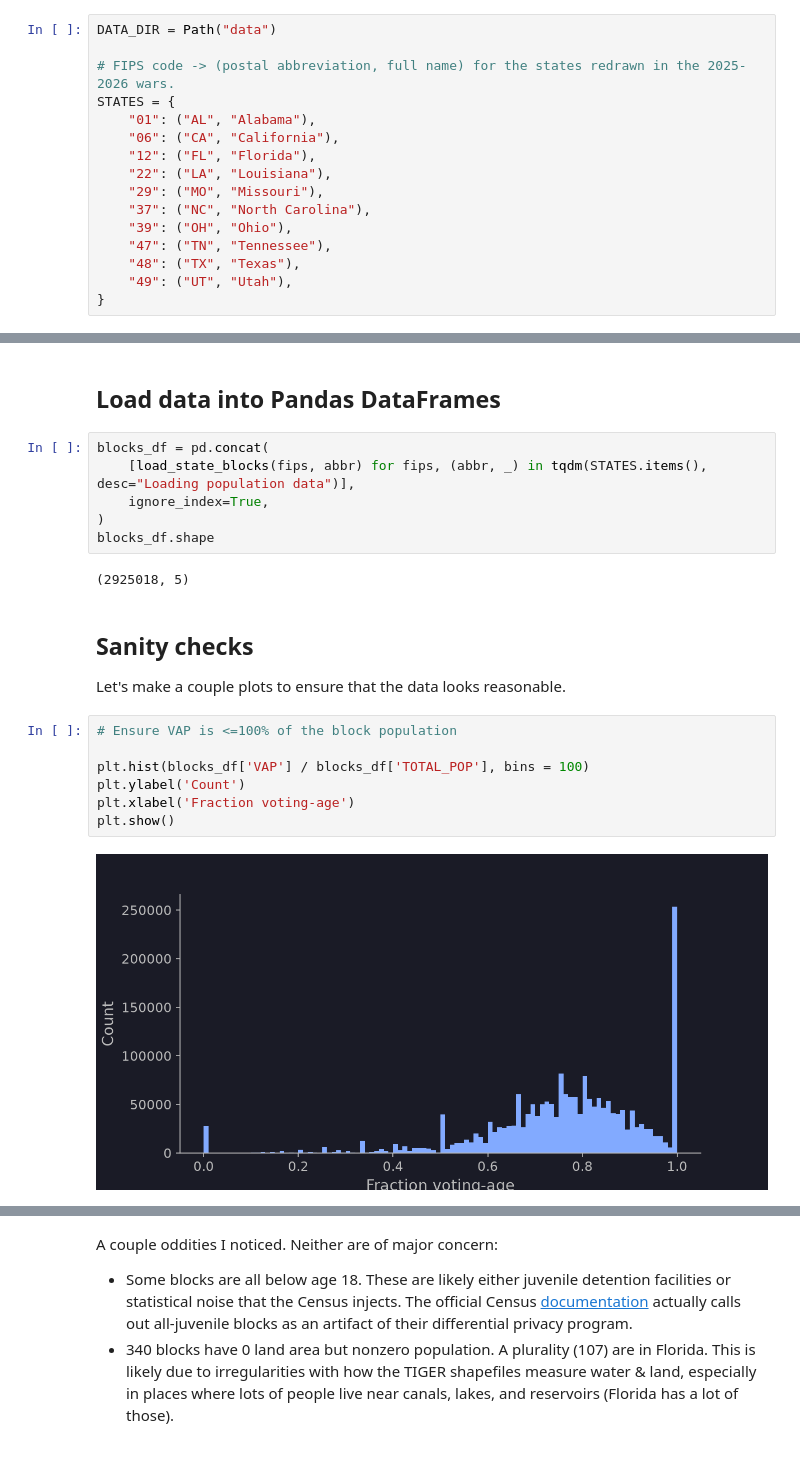
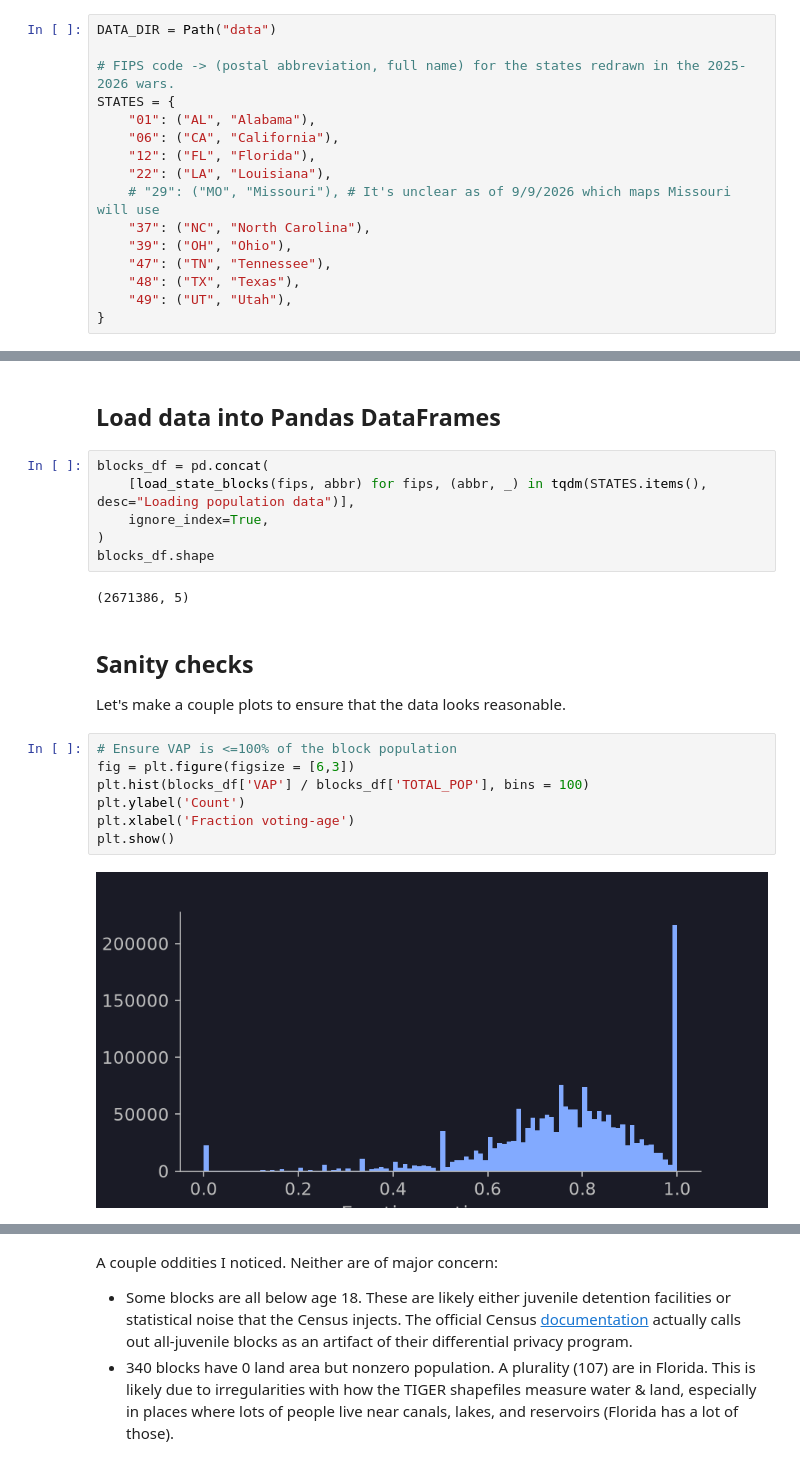
Before and after one commit to Protect-Democracy/redistricting-fraction-analysis, a Jupyter notebook: redistricting_changes.ipynb, the cells around one changed output, grey strips where cells are left out. Cells and saved outputs as stored; diff of their text form.

```diff
--- a/redistricting_changes.ipynb
+++ b/redistricting_changes.ipynb
@@ -66,7 +66,7 @@ STATES = {
     "06": ("CA", "California"),
     "12": ("FL", "Florida"),
     "22": ("LA", "Louisiana"),
-    "29": ("MO", "Missouri"),
+    # "29": ("MO", "Missouri"), # It's unclear as of 9/9/2026 which maps Missouri will use
     "37": ("NC", "North Carolina"),
     "39": ("OH", "Ohio"),
     "47": ("TN", "Tennessee"),
@@ -136,17 +136,17 @@ blocks_df = pd.concat(
 )
 blocks_df.shape
 # %% [output]
-(2925018, 5)
+(2671386, 5)
 # %% [markdown]
 ## Sanity checks
 Let's make a couple plots to ensure that the data looks reasonable.
 # %%
 # Ensure VAP is <=100% of the block population
-
+fig = plt.figure(figsize = [6,3])
 plt.hist(blocks_df['VAP'] / blocks_df['TOTAL_POP'], bins = 100)
 plt.ylabel('Count')
 plt.xlabel('Fraction voting-age')
 plt.show()
 # %% [output]
-[figure, old version]
+[figure, new version]
 # %%
```
Also changed, not shown: parts of 13 cells of this notebook, 6 other files.
